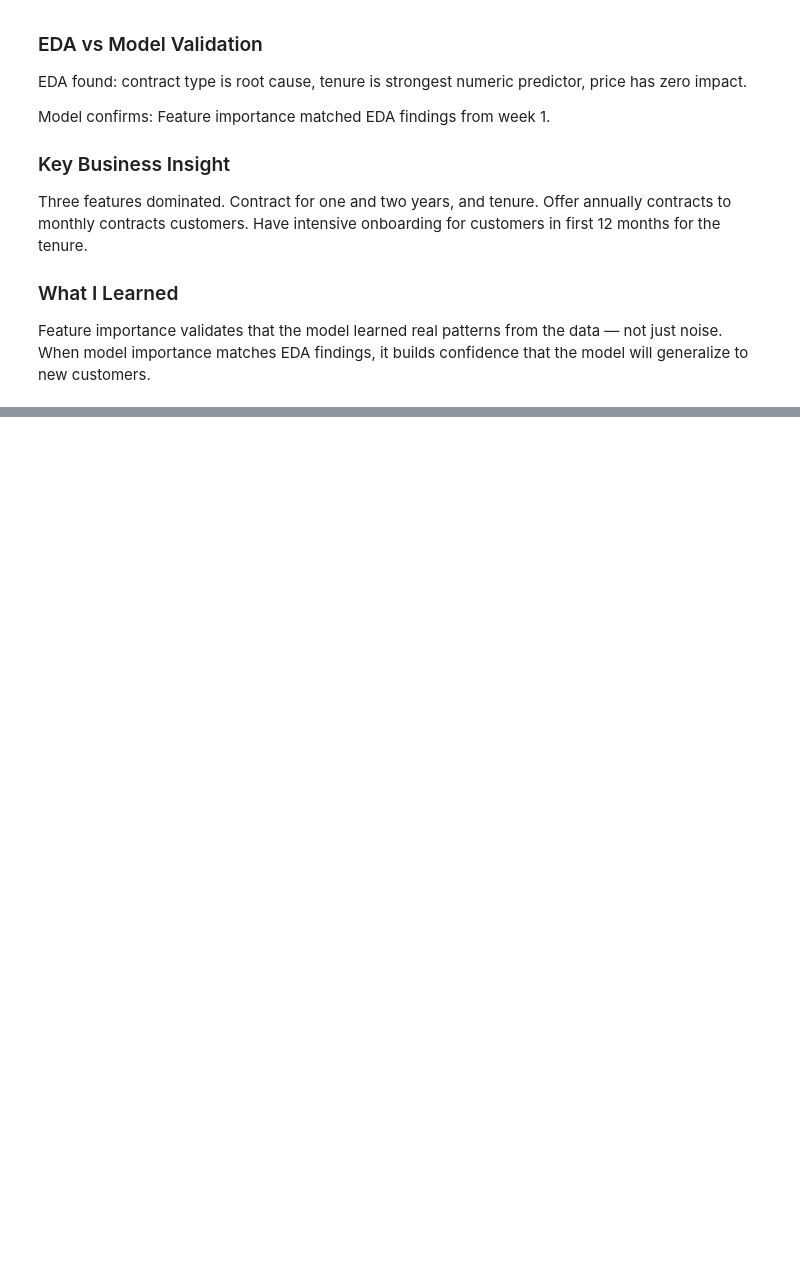
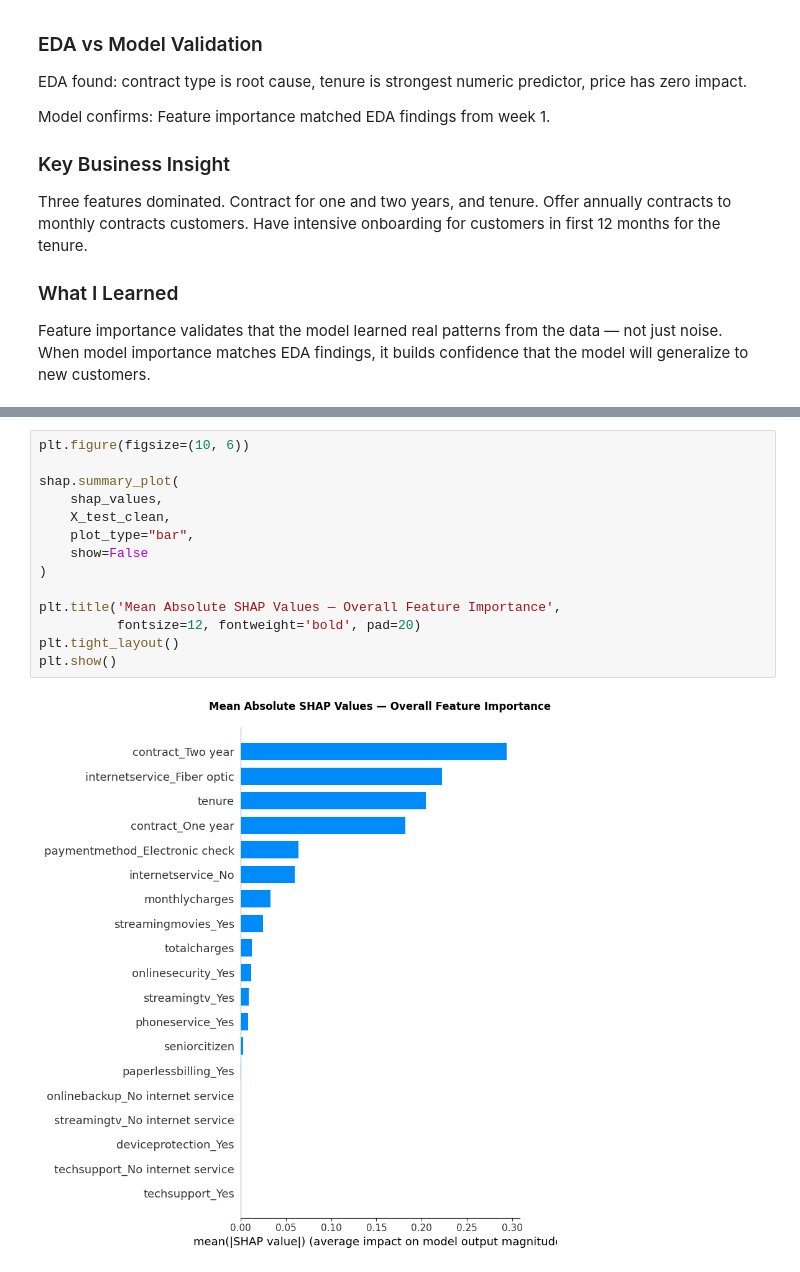
Before and after one commit to alexis-aquino/customer-churner, a Jupyter notebook: notebooks/02_modeling.ipynb, the cells around one changed output, grey strips where cells are left out. Cells and saved outputs as stored; diff of their text form; blank space fills up the shorter version.

```diff
--- a/notebooks/02_modeling.ipynb
+++ b/notebooks/02_modeling.ipynb
@@ -2121,0 +2611,16 @@ customers.
+# %%
+plt.figure(figsize=(10, 6))
+
+shap.summary_plot(
+    shap_values,
+    X_test_clean,
+    plot_type="bar",
+    show=False
+)
+
+plt.title('Mean Absolute SHAP Values — Overall Feature Importance',
+          fontsize=12, fontweight='bold', pad=20)
+plt.tight_layout()
+plt.show()
+# %% [output]
+[figure, added]
```
Also changed, not shown: parts of 18 cells of this notebook, 3 other files.
